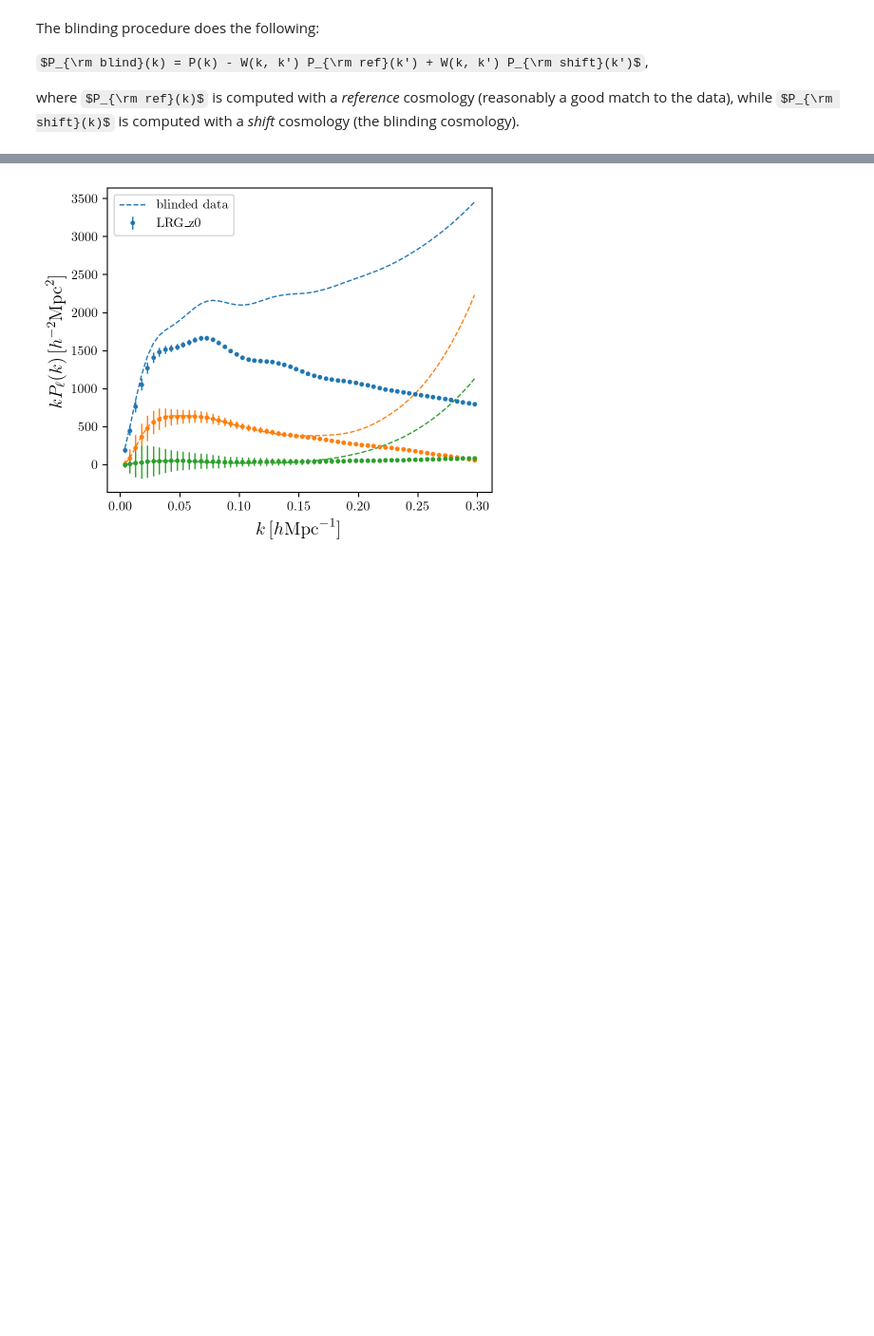
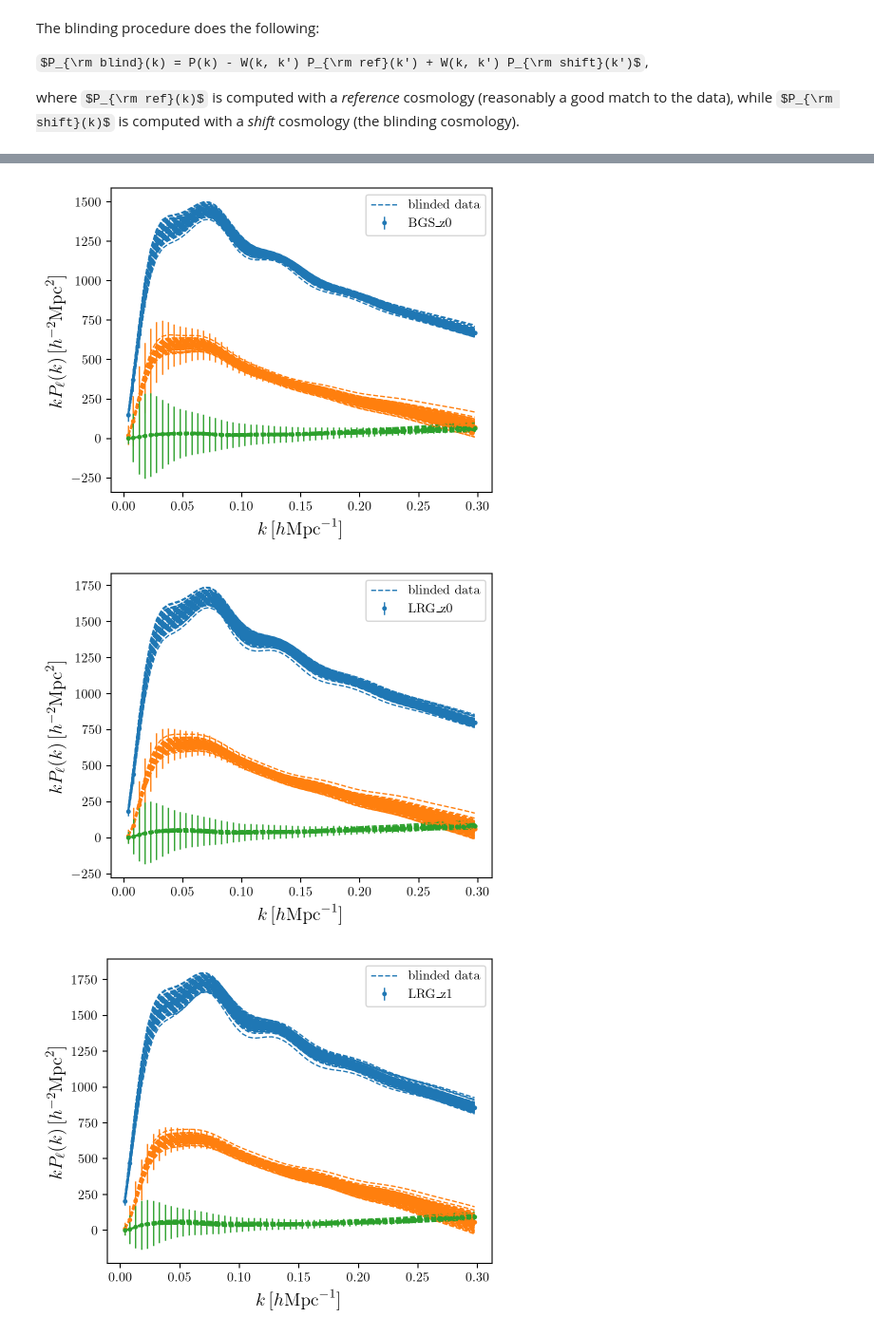
Before and after one commit to epaillas/desiblind, a Jupyter notebook: nb/blinding_example.ipynb, the cells around one changed output, grey strips where cells are left out. Shown at 95% size. Drawn from its saved outputs; the diff is of its cells as text; code cells hidden in the pictures; some formulas as TeX source; blank space fills up the shorter version.

Commit message:
sample from cosmo params covariance

```diff
--- a/nb/blinding_example.ipynb
+++ b/nb/blinding_example.ipynb
@@ -111,36 +89,0 @@ posterior_samples = chain[idx].sample_solved()
-# %%
-# we now apply the blinding to each tracer. the "blinded_data" are provided
-# to the .set_blinded_data method.
-
-for namespace in tracers:
-    tracer, zrange = get_tracer_zrange(namespace)
-    data, covariance, window = get_synthetic_data(tracer=tracer, zrange=zrange, region='GCcomb', ells=[0, 2, 4],
-                                                  weights='default_fkp', klim=(0., 0.3), rebin=5)
-    theory = get_theory(z=window.theory.get(ells=0).z, tracer=tracer)
-    theory.init.update(k=window.theory.get(ells=0).coords('k'), shotnoise=data.get(ells=0).values('shotnoise').mean())
-    print(tracer, zrange, namespace)
-
-    for i in range(len(posterior_samples))[:1]:
-        sample = posterior_samples[i].to_dict(params=posterior_samples.params(input=True))
-        cosmo_params = {name: float(value) for name, value in sample.items() if '.' not in name}
-        nuisance_params = {name: float(value) for name, value in sample.items() if name not in cosmo_params}
-        params = cosmo_params | {param.split('.')[-1]: value for param, value in nuisance_params.items() if param.startswith(namespace)}
-
-        spectrum = theory(**params)
-        observable = window.dot(np.ravel(spectrum), return_type=None, zpt=False)
-
-        if True:
-            fig, ax = plt.subplots(figsize=(4, 3))
-            for ill, ell in enumerate(observable.ells):
-                color = f'C{ill:d}'
-                pole = observable.get(ells=ell)
-                ax.plot(k:=pole.coords('k'), k * pole.value(), color=color, linestyle='--')
-                pole = data.get(ells=ell)
-                std = covariance.at.observable.get(ells=ell).std()
-                ax.errorbar(k:=pole.coords('k'), k * pole.value(), k * std, color=color, ms=2.5, ls='none', elinewidth=1.0)
-            ax.set_xlabel(r'$k\,[h{\rm Mpc}^{-1}]$', fontsize=14)
-            ax.set_ylabel(r'$k P_\ell(k)\,[h^{-2}{\rm Mpc}^{2}]$', fontsize=14)
-            plt.tight_layout()
-            plt.show()
-
-        blinder.set_blinded_data(namespace, blinded_data=observable)
@@ -160,9 +135,11 @@ QSO (0.8, 2.1) QSO_z0
 # %%
-%matplotlib inline
-
 # we can plot the original and blinded data, together with the reference theory.
 # blinded_ids specify which blinding realization we want to show
-fig, ax = blinder.plot_observables(name='LRG_z0', show_blinded=True, blinded_ids=list(range(1)))
-plt.show()
+for namespace in ['BGS_z0', 'LRG_z0', 'LRG_z1', 'LRG_z2', 'ELG_z1', 'QSO_z0']:
+    fig, ax = blinder.plot_observables(name=namespace, show_blinded=True, blinded_ids=list(range(100)))
+    plt.savefig(f'fig/blinding_shifts_{namespace}.png', dpi=300)
+    plt.show()
 # %% [output]
-[figure, old version]
+[figure, new version]
+[figure, added]
+[figure, added]
```
Also changed, not shown: parts of 14 cells of this notebook, 2 other files.
